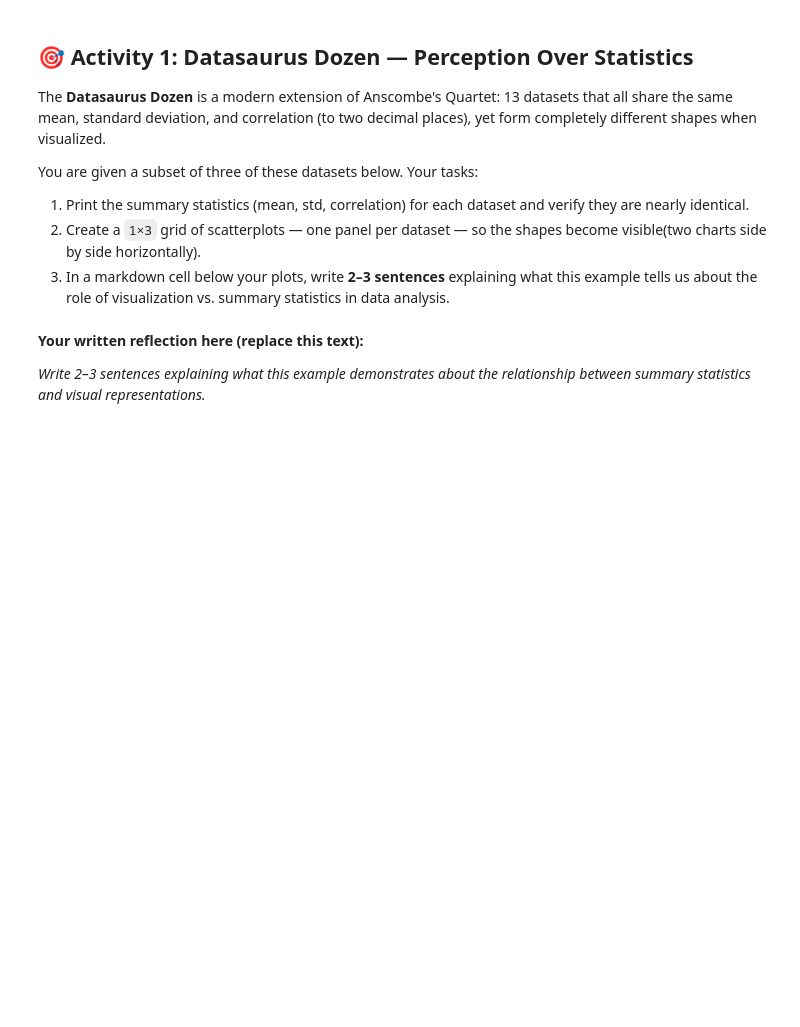
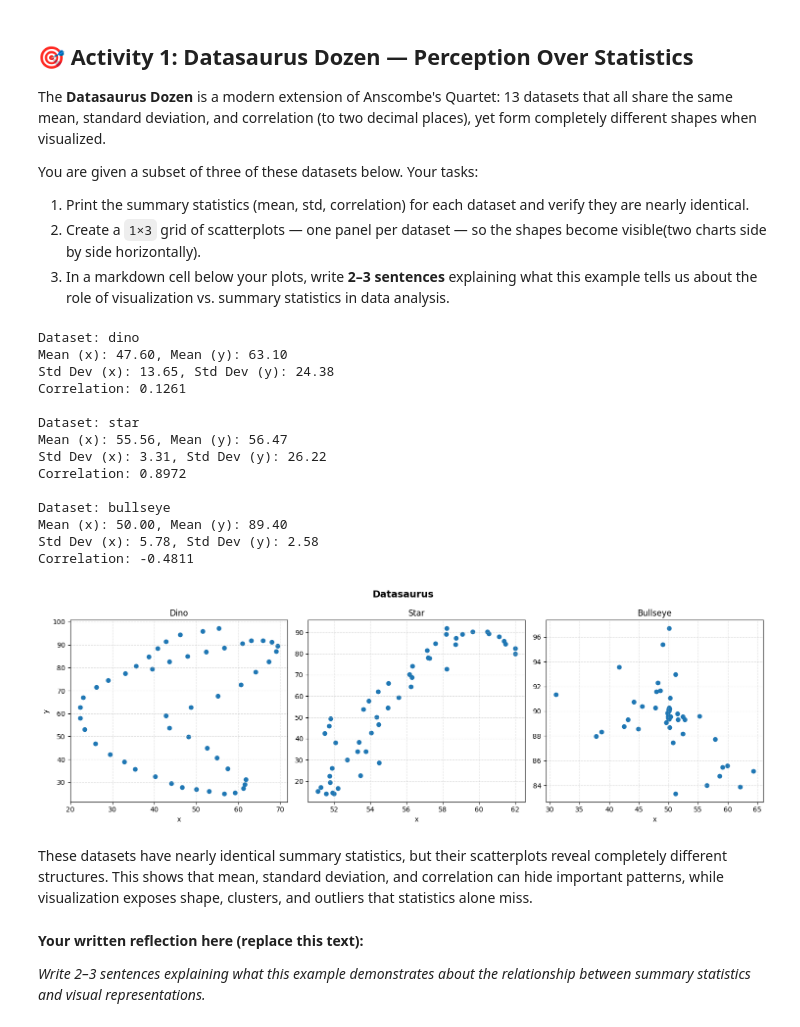
Before and after one commit to NicoCarrion02/data_visualization_6011, a Jupyter notebook: lab1/lab1.ipynb, the cells around one changed output. Drawn from its saved outputs; the diff is of its cells as text; code cells hidden in the pictures; blank space fills up the shorter version.

```diff
--- a/lab1/lab1.ipynb
+++ b/lab1/lab1.ipynb
@@ -604,33 +604,86 @@ datasaurus = {
               45.0000,49.8718,53.7564,59.1026,62.6923,67.5641,72.5641,78.0769,82.6923,87.1795,
               89.4872,91.2564,91.8718,91.7564,90.5128,88.7436,86.9744,85.0256,82.6923,79.4872],
     },
     "star": {
         "x": [58.2136,58.1961,58.7084,57.1962,58.2136,56.2802,56.2274,55.5732,54.9582,54.3396,
               54.4527,54.0434,53.3624,53.2974,52.7186,51.8714,51.7546,51.7826,51.2623,51.1037,
               51.5552,51.9928,51.9109,52.2066,53.4399,54.4699,53.7587,52.0758,51.4724,51.7246,
               51.8023,53.6167,53.9116,54.4130,55.0019,56.1670,56.3099,57.2719,57.1439,57.5894,
               58.7286,59.0701,59.6490,60.4702,60.5453,61.1027,61.3721,61.4732,62.0033,62.0115],
         "y": [91.8819,89.0888,84.4163,78.0827,72.8548,68.7827,64.4798,59.4745,54.5459,50.1581,
               46.7971,42.8523,38.3091,33.9684,30.0321,26.1416,22.5290,19.5451,17.1488,15.3566,
               14.1735,14.2380,14.5695,16.6862,22.7573,28.6699,34.0499,38.1484,42.4741,46.1028,
               49.5567,53.7399,57.8793,62.1456,66.0218,70.2716,74.0680,77.8900,81.4434,84.7048,
               87.2753,89.0651,90.3648,90.2951,89.4498,87.9238,86.0000,84.5631,82.4337,80.0000],
     },
     "bullseye": {
         "x": [51.2096,59.0898,41.6638,50.0986,50.1247,31.0327,64.3073,51.1997,45.5966,62.0750,
               38.7282,49.0791,57.8400,44.9124,59.9799,37.7717,42.5240,58.5972,43.1471,56.4620,
               48.6399,55.2700,44.1386,48.2056,52.4168,50.8014,51.4847,52.7519,50.3110,50.0786,
               47.9975,51.6230,47.8131,52.4048,49.8784,50.2090,50.0645,49.6063,50.3842,50.2043,
               49.9714,50.1111,49.8860,50.1231,49.9540,50.0476,49.9714,50.1111,49.8860,50.1231],
         "y": [83.3377,85.4695,93.5657,90.2895,96.6978,91.3612,85.1443,92.9630,90.3820,83.8895,
               88.3445,95.3875,87.7360,88.5832,85.5760,87.9625,88.7519,84.7720,89.3190,84.0150,
               91.6560,89.6125,90.7360,92.3050,88.1930,87.4410,89.7870,89.3280,91.0780,89.3830,
               91.5810,89.3050,90.2890,89.5780,89.8950,88.6840,90.1540,89.0670,89.5430,90.2130,
               89.5780,90.1230,89.8430,90.0560,89.4320,90.0890,89.5780,90.1230,89.8430,90.0560],
     },
 }
 
 # ── Your solution goes here ──
+
+# 1. Print the summary statistics (mean, std, correlation) for each dataset and
+# verify they are nearly identical.
+for name, data in datasaurus.items():
+    x, y = np.array(data["x"]), np.array(data["y"])
+    mean_x, mean_y = np.mean(x), np.mean(y)
+    std_x, std_y = np.std(x), np.std(y)
+    corr = np.corrcoef(x, y)[0, 1]
+    print(f"Dataset: {name}")
+    print(f"Mean (x): {mean_x:.2f}, Mean (y): {mean_y:.2f}")
+    print(f"Std Dev (x): {std_x:.2f}, Std Dev (y): {std_y:.2f}")
+    print(f"Correlation: {corr:.4f}\n")
+
+# 2. Create a `1×3` grid of scatterplots — one panel per dataset — so the shapes
+# become visible(two charts side by side horizontally).
+fig, axes = plt.subplots(1, 3, figsize=(15, 5))
+
+for i, (name, data) in enumerate(datasaurus.items()):
+      x = np.array(data["x"])
+      y = np.array(data["y"])
+
+      axes[i].scatter(x, y)
+      axes[i].set_title(name.capitalize())
+
+      axes[i].set_xlabel("x")
+      if i == 0:
+            axes[i].set_ylabel("y")
+      axes[i].grid(True, linestyle="--", alpha=0.4)
+
+plt.suptitle("Datasaurus", fontsize=14, fontweight="bold")
+plt.tight_layout()
+plt.show()
+
+# 3. In a markdown cell below your plots, write **2–3 sentences** explaining what
+# this example tells us about the role of visualization vs. summary statistics in data analysis.
+# %% [output]
+Dataset: dino
+Mean (x): 47.60, Mean (y): 63.10
+Std Dev (x): 13.65, Std Dev (y): 24.38
+Correlation: 0.1261
+
+Dataset: star
+Mean (x): 55.56, Mean (y): 56.47
+Std Dev (x): 3.31, Std Dev (y): 26.22
+Correlation: 0.8972
+
+Dataset: bullseye
+Mean (x): 50.00, Mean (y): 89.40
+Std Dev (x): 5.78, Std Dev (y): 2.58
+Correlation: -0.4811
+[figure, added]
+# %% [markdown]
+These datasets have nearly identical summary statistics, but their scatterplots reveal completely different structures. This shows that mean, standard deviation, and correlation can hide important patterns, while visualization exposes shape, clusters, and outliers that statistics alone miss.
 # %% [markdown]
 **Your written reflection here (replace this text):**
 
```
